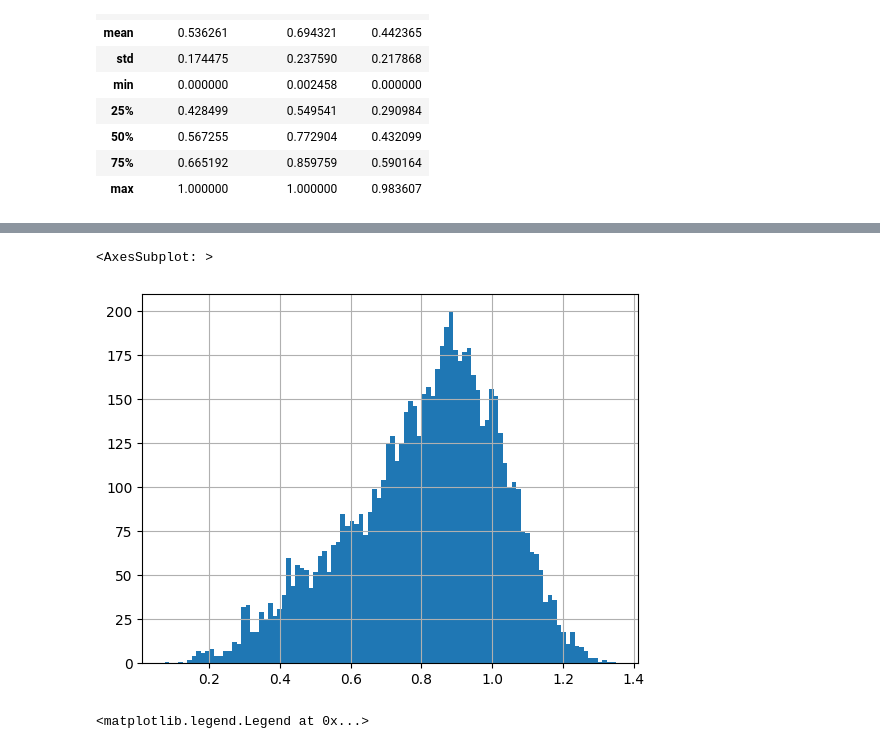
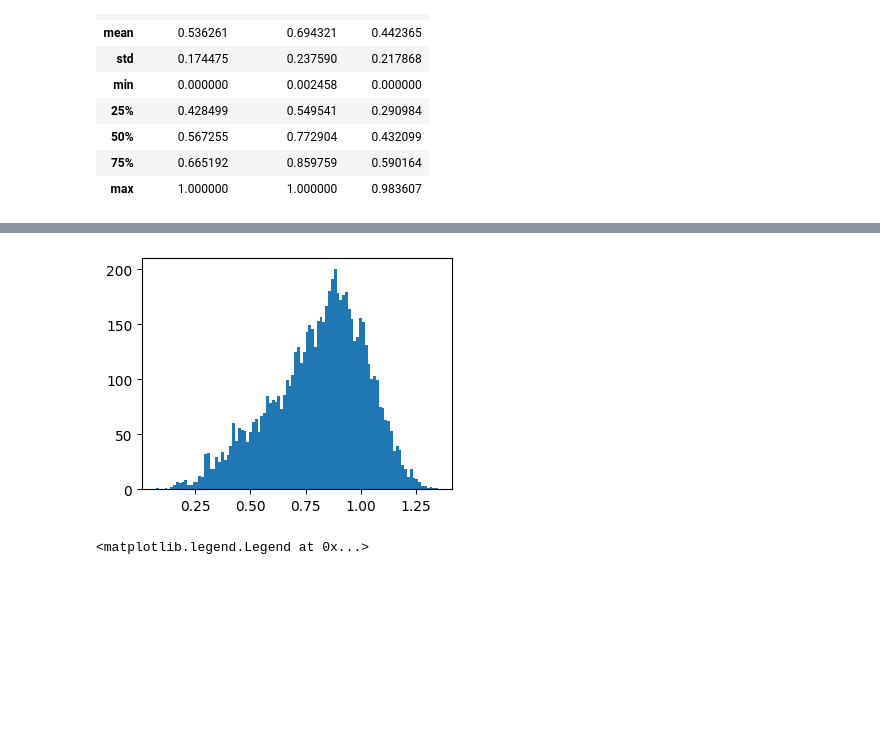
Before and after one commit to sakshi1989/DSBA_6211_Airbnb_Nashville, a Jupyter notebook: Question 3 (Emil & Rich)/dependent_var_es.ipynb, the cells around one changed output, grey strips where cells are left out. Drawn from its saved outputs; the diff is of its cells as text; code cells hidden in the pictures; blank space fills up the shorter version.

```diff
--- a/Question 3 (Emil & Rich)/dependent_var_es.ipynb
+++ b/Question 3 (Emil & Rich)/dependent_var_es.ipynb
@@ -200,10 +204,11 @@ df_listings = df_listings[df_listings['reviews_per_day'] < 1]
 # %%
 # log transform the reviews_per_day column
 df_listings['review_freq_dv'] = np.log((df_listings['reviews_per_day']+0.001))
-df_listings['review_freq_dv'] = (df_listings['review_freq_dv']-df_listings['review_freq_dv'].min())/(df_listings['review_freq_dv'].max()-df_listings['review_freq_dv'].min())
-# df_listings['review_freq_dv'] = np.log((df_listings['reviews_per_day']+0.001)/(df_listings['reviews_per_day']+0.001).max())
+df_listings['review_freq_dv'] = (df_listings['review_freq_dv']-df_listings['review_freq_dv'].min())/(
+                                df_listings['review_freq_dv'].max()-df_listings['review_freq_dv'].min())
 len(df_listings)
 
+plt.figure(figsize=(7,3))
 plt.subplot(1, 2, 1)
 df_listings['reviews_per_day'].hist(bins=30)
 plt.title('before transformation')
@@ -312,13 +321,16 @@ fig.tight_layout()
 # %%
 wght_review_freq= 1
 wght_review_score = 0.2
 wght_bookings = 0.3
 
-df_combined['dep_candidate'] = wght_review_freq*df_combined['review_freq_dv'] + wght_review_score * df_combined['review_scores_dv'] + wght_bookings * df_combined['avg_booked']
-df_combined['dep_candidate'].hist(bins=100)
+df_combined['dep_candidate'] = (wght_review_freq * df_combined['review_freq_dv']) + (
+                                wght_review_score * df_combined['review_scores_dv']) + (
+                                wght_bookings * df_combined['avg_booked'])
+plt.figure(figsize=(4,3))
+plt.hist(df_combined['dep_candidate'], bins=100)
+plt.show()
 # %% [output]
-<AxesSubplot: >
-[figure, old version]
+[figure, new version]
 # %%
 alpha = 1
 sample = df_combined.sample(n=1000)
```
Also changed, not shown: parts of 6 cells of this notebook, 1 other file.
